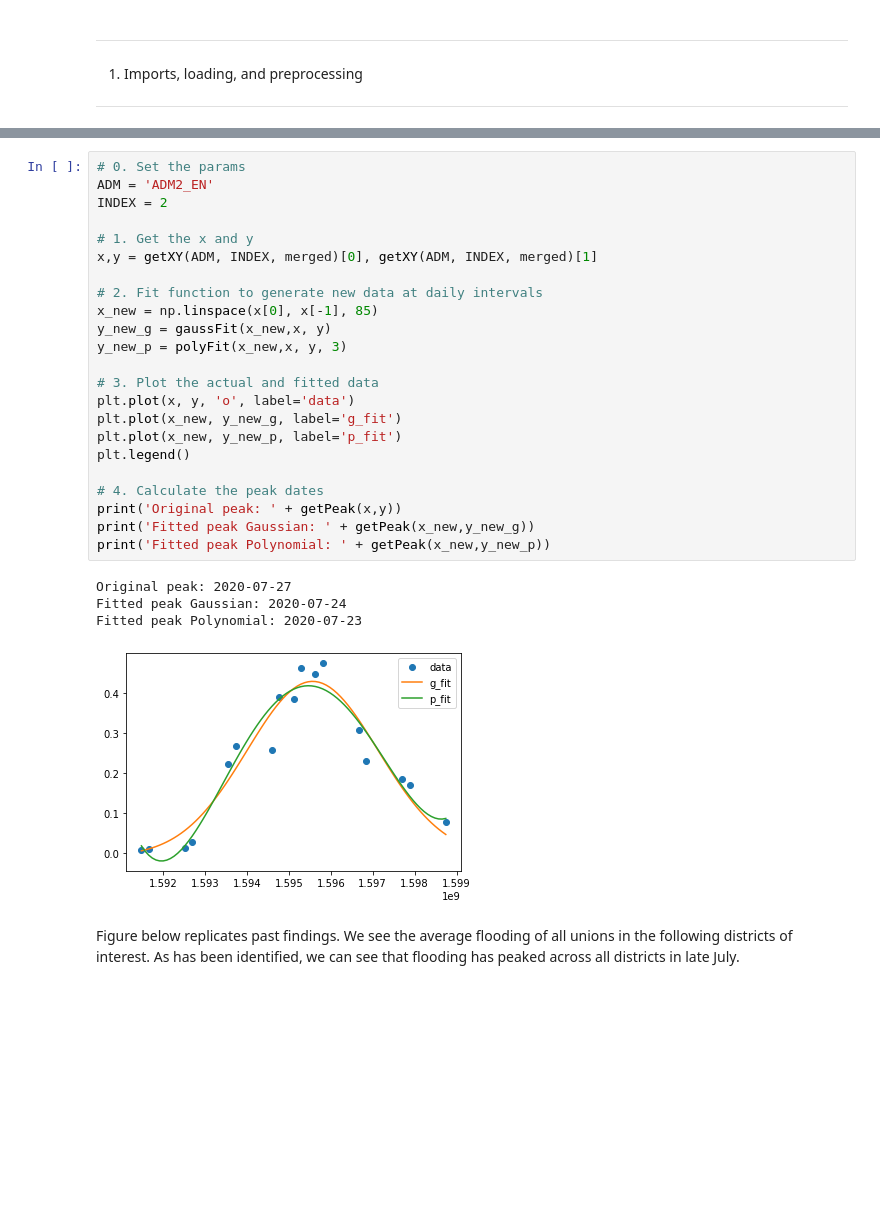
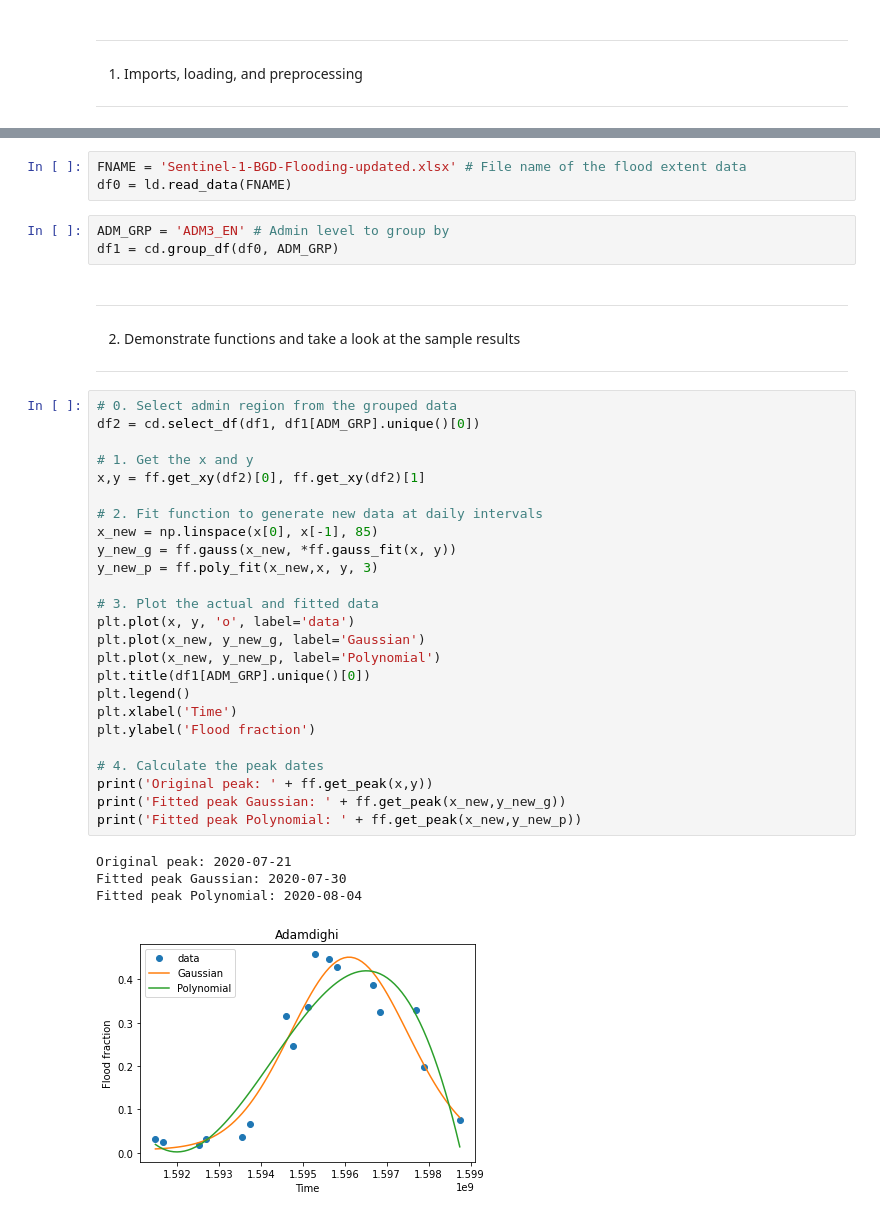
Before and after one commit to OCHA-DAP/pa-bangladesh-aa, a Jupyter notebook: notebooks/20201023_Funcfit.ipynb, the cells around one changed output, grey strips where cells are left out. Cells and saved outputs as stored; diff of their text form; blank space fills up the shorter version.

Commit message:
Update function fitting and reorg scripts

```diff
--- a/notebooks/20201023_Funcfit.ipynb
+++ b/notebooks/20201023_Funcfit.ipynb
@@ -131,30 +22,40 @@ def getPeak(dates, extents):
+# %%
+FNAME = 'Sentinel-1-BGD-Flooding-updated.xlsx' # File name of the flood extent data
+df0 = ld.read_data(FNAME)
+# %%
+ADM_GRP = 'ADM3_EN' # Admin level to group by
+df1 = cd.group_df(df0, ADM_GRP)
+# %% [markdown]
+---
+2. Demonstrate functions and take a look at the sample results
+---
 # %%
-# 0. Set the params
-ADM = 'ADM2_EN'
-INDEX = 2
+# 0. Select admin region from the grouped data
+df2 = cd.select_df(df1, df1[ADM_GRP].unique()[0])
 
 # 1. Get the x and y
-x,y = getXY(ADM, INDEX, merged)[0], getXY(ADM, INDEX, merged)[1]
+x,y = ff.get_xy(df2)[0], ff.get_xy(df2)[1]
 
 # 2. Fit function to generate new data at daily intervals
 x_new = np.linspace(x[0], x[-1], 85)
-y_new_g = gaussFit(x_new,x, y)
-y_new_p = polyFit(x_new,x, y, 3)
+y_new_g = ff.gauss(x_new, *ff.gauss_fit(x, y))
+y_new_p = ff.poly_fit(x_new,x, y, 3)
 
 # 3. Plot the actual and fitted data
 plt.plot(x, y, 'o', label='data')
-plt.plot(x_new, y_new_g, label='g_fit')
-plt.plot(x_new, y_new_p, label='p_fit')
+plt.plot(x_new, y_new_g, label='Gaussian')
+plt.plot(x_new, y_new_p, label='Polynomial')
+plt.title(df1[ADM_GRP].unique()[0])
 plt.legend()
+plt.xlabel('Time')
+plt.ylabel('Flood fraction')
 
 # 4. Calculate the peak dates
-print('Original peak: ' + getPeak(x,y))
-print('Fitted peak Gaussian: ' + getPeak(x_new,y_new_g))
-print('Fitted peak Polynomial: ' + getPeak(x_new,y_new_p))
+print('Original peak: ' + ff.get_peak(x,y))
+print('Fitted peak Gaussian: ' + ff.get_peak(x_new,y_new_g))
+print('Fitted peak Polynomial: ' + ff.get_peak(x_new,y_new_p))
 # %% [output]
-Original peak: 2020-07-27
-Fitted peak Gaussian: 2020-07-24
-Fitted peak Polynomial: 2020-07-23
+Original peak: 2020-07-21
+Fitted peak Gaussian: 2020-07-30
+Fitted peak Polynomial: 2020-08-04
-[figure, old version]
+[figure, new version]
-# %% [markdown]
-Figure below replicates past findings. We see the average flooding of all unions in the following districts of interest. As has been identified, we can see that flooding has peaked across all districts in late July.
```
Also changed, not shown: parts of 21 cells of this notebook, 10 other files.
